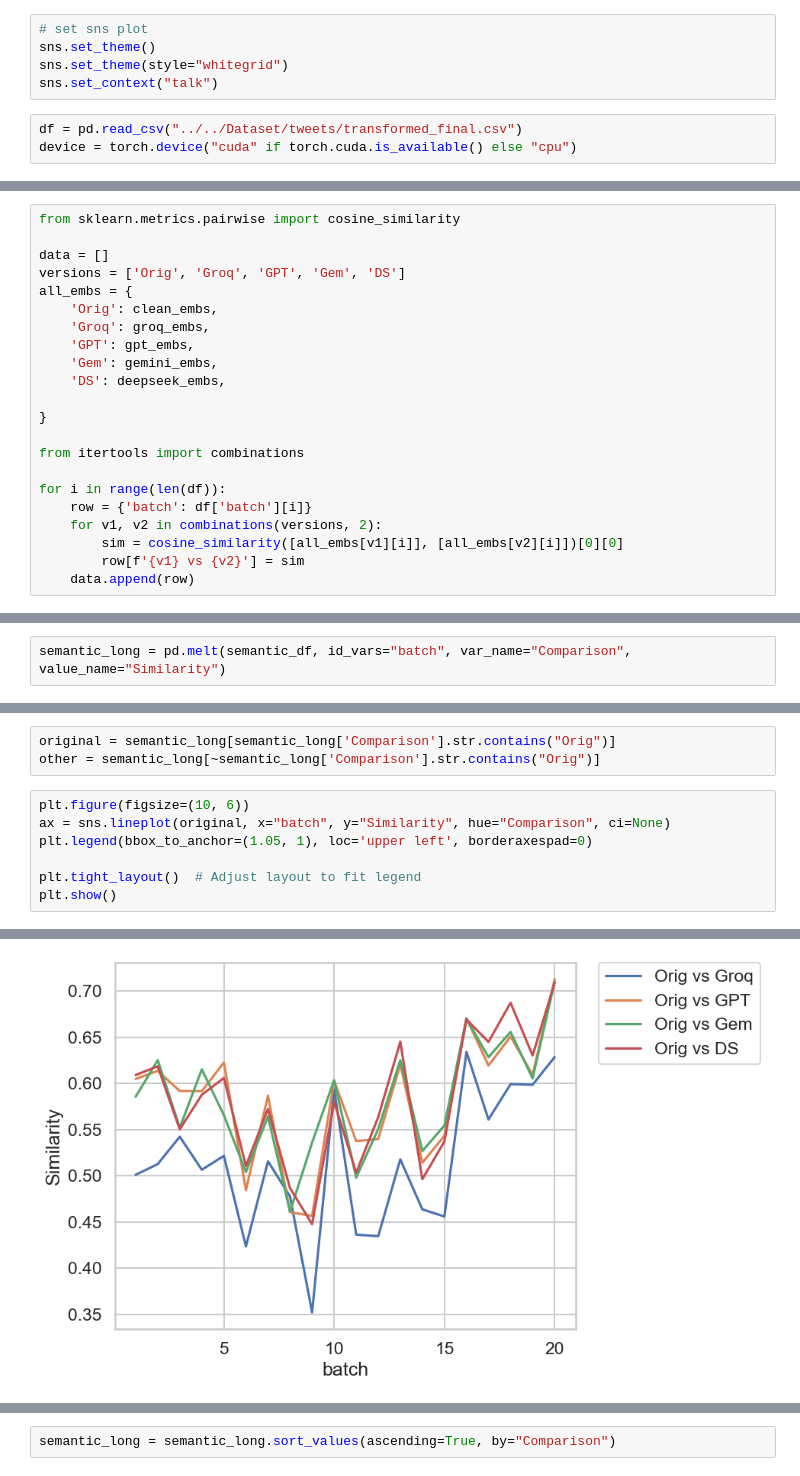
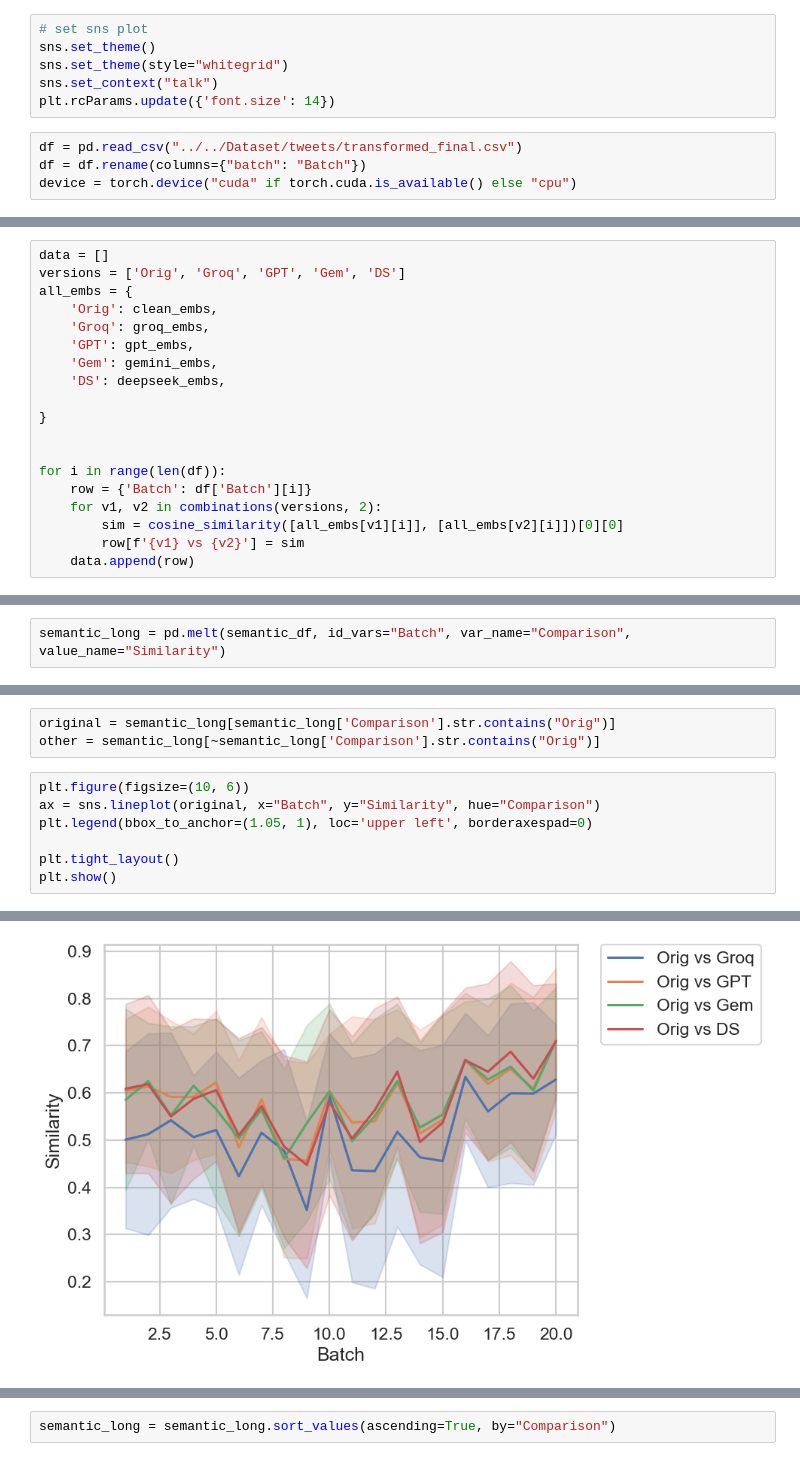
Before and after one commit to pinglainstitute/LLM-reviewtransformation, a Jupyter notebook: Notebooks/Twitter/semantic.ipynb, the cells around one changed output, grey strips where cells are left out. Cells and saved outputs as stored; diff of their text form.

Commit message:
fixed plots

```diff
--- a/Notebooks/Twitter/semantic.ipynb
+++ b/Notebooks/Twitter/semantic.ipynb
@@ -61,7 +128,9 @@ import numpy as np
 sns.set_theme()
 sns.set_theme(style="whitegrid")
 sns.set_context("talk")
+plt.rcParams.update({'font.size': 14})
 # %%
 df = pd.read_csv("../../Dataset/tweets/transformed_final.csv")
+df = df.rename(columns={"batch": "Batch"})
 device = torch.device("cuda" if torch.cuda.is_available() else "cpu")
 # %%
@@ -75,6 +152,4 @@ deepseek_embs = model.encode(df['transformed_tweets_deepseek'].tolist())
 # %%
-from sklearn.metrics.pairwise import cosine_similarity
-
 data = []
 versions = ['Orig', 'Groq', 'GPT', 'Gem', 'DS']
 all_embs = {
@@ -86,10 +161,9 @@ all_embs = {
 
 }
 
-from itertools import combinations
 
 for i in range(len(df)):
-    row = {'batch': df['batch'][i]}
+    row = {'Batch': df['Batch'][i]}
     for v1, v2 in combinations(versions, 2):
         sim = cosine_similarity([all_embs[v1][i]], [all_embs[v2][i]])[0][0]
         row[f'{v1} vs {v2}'] = sim
@@ -138,7 +228,7 @@ grouped.reset_index()
 | 19 | 20 | 0.628611 | 0.115802 | 0.712777 | 0.151347 | 0.710174 | 0.113221 | 0.709090 | 0.122643 | ... |
 20 rows × 21 columns
 # %%
-semantic_long = pd.melt(semantic_df, id_vars="batch", var_name="Comparison", value_name="Similarity")
+semantic_long = pd.melt(semantic_df, id_vars="Batch", var_name="Comparison", value_name="Similarity")
 # %%
 semantic_long
 # %% [output]
@@ -160,9 +250,9 @@ original = semantic_long[semantic_long['Comparison'].str.contains("Orig")]
 other = semantic_long[~semantic_long['Comparison'].str.contains("Orig")]
 # %%
 plt.figure(figsize=(10, 6))
-ax = sns.lineplot(original, x="batch", y="Similarity", hue="Comparison", ci=None)
+ax = sns.lineplot(original, x="Batch", y="Similarity", hue="Comparison")
 plt.legend(bbox_to_anchor=(1.05, 1), loc='upper left', borderaxespad=0)
 
-plt.tight_layout()  # Adjust layout to fit legend
+plt.tight_layout()
 plt.show()
 # %% [output]
@@ -172,3 +259,3 @@ The `ci` parameter is deprecated. Use `errorbar=None` for the same effect.
-[figure, old version]
+[figure, new version]
 # %%
 plt.figure(figsize=(10, 6))
```
Also changed, not shown: parts of 13 cells of this notebook, 4 other files.
